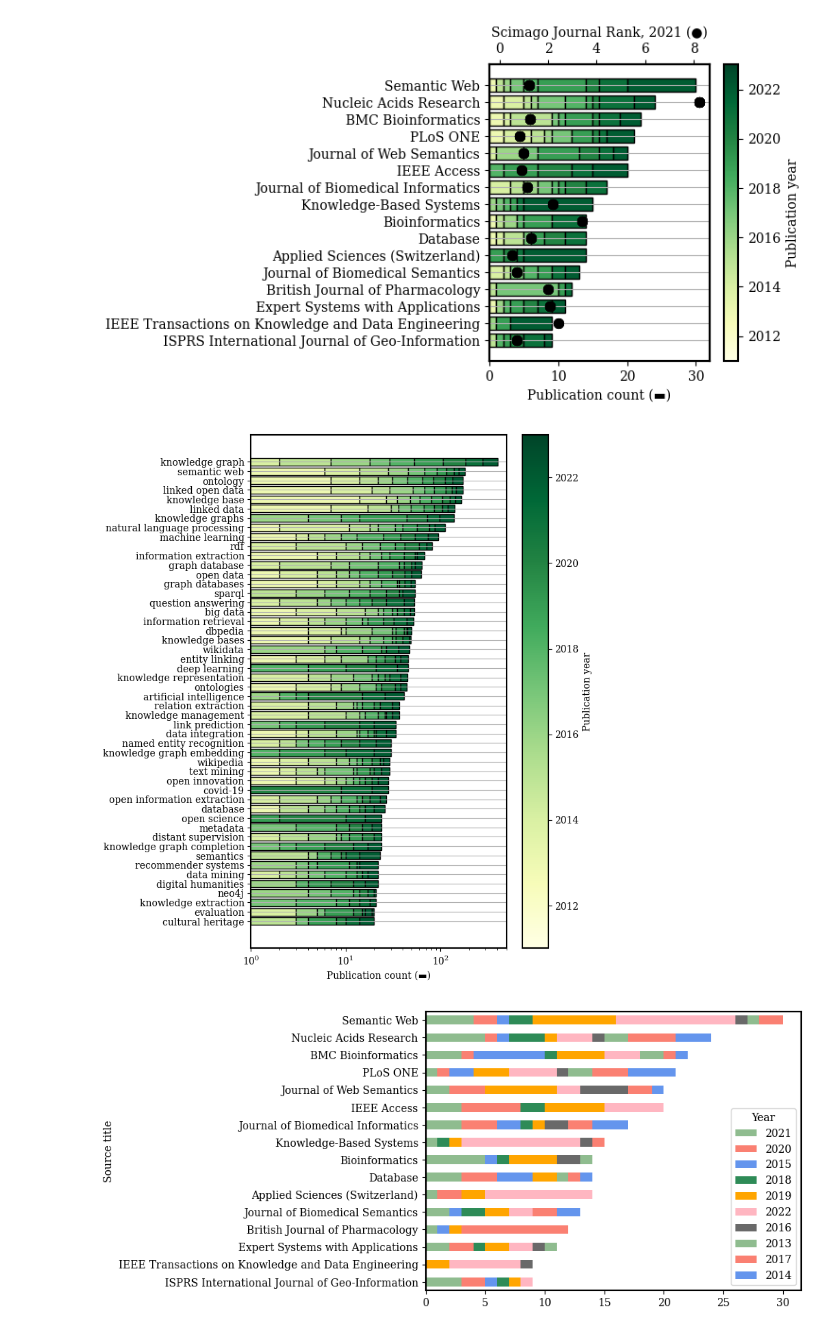
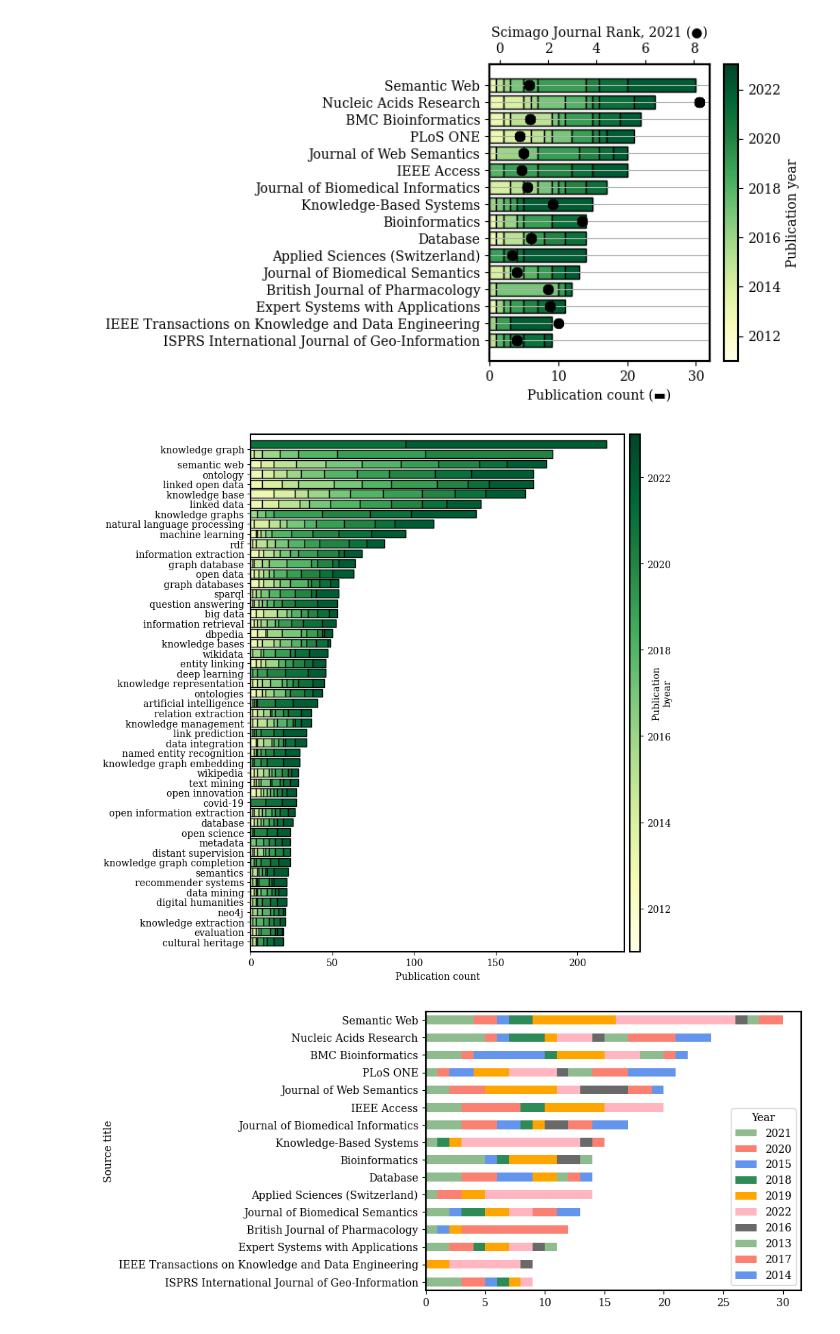
Before and after one commit to Data-Engineering-and-Semantics/OpenKGBiblio, a Jupyter notebook: Data_Analysis.ipynb, the cells around one changed output. Saved outputs shown, nothing was run; the diff lists cells and outputs as text; code cells hidden in the pictures.

```diff
--- a/Data_Analysis.ipynb
+++ b/Data_Analysis.ipynb
@@ -539,7 +542,7 @@ None;
 # %% [output]
 [figure]
 # %%
-#Figure 10: Most published journals
+#Figure 10: Most published keywords
 import math
 
 aff = []
@@ -573,49 +576,52 @@ years = list(set(vals.keys()))
 years.sort()
 countries = set(country for year in years for country in vals[year])
 
-plt.figure(figsize=(7, 8))
+plt.figure(figsize=(9, 8))
 ax1 = plt.gca()
 for country_i, country in enumerate(best):
   last_pos = 0
   for year in years:
+    if country == "knowledge graph" and year == 2021:
+      country_i += 1
+      last_pos = 0
+    # print(country)
     if math.isnan(vals[year][country]):
       continue
     ax1.barh(
         country_i,
         vals[year][country],
         left=last_pos,
         color=get_year_color(year),
         edgecolor="black"
     )
     last_pos += vals[year][country]
 
-ax1.set_yticks(
-    range(len(best)),
-    best,
-)
-ax1.set_xscale('log')
-ax1.set_xlabel("Publication count (▬)")
+#
+ytick_loc = list(range(len(best)))
+ytick_loc[-1] += 0.5
+ax1.set_yticks(ytick_loc, best)
+ax1.set_xlabel("Publication count")
 
-ax1.set_xlim(None, 500)
+# ax1.set_xlim(None, 500)
 
 norm=plt.Normalize(min_year, max_year)
 # ghost plot to get colorbar
 plt.scatter(
     [0], [0], c=[min_year], cmap=cmap, norm=norm,
     # set markersize to 0
     s=0,
   )
 
-plt.colorbar().set_label("Publication year")
+plt.colorbar(aspect=50, anchor=(-0.3, 0.5)).set_label("Publication\nbyear", labelpad=-20)
+plt.ylim(-1, 51)
 
-ax1.grid(axis="y")
-plt.tight_layout(pad=0.1)
+plt.tight_layout(pad=0)
 plt.savefig("figures/publication_by_keyword.eps")
 plt.show()
 
 None;
 # %% [output]
-[figure, old version]
+[figure, new version]
 # %%
 #Figure 2: Source titles
 aff = []
```
Also changed, not shown: parts of 1 cell of this notebook.
